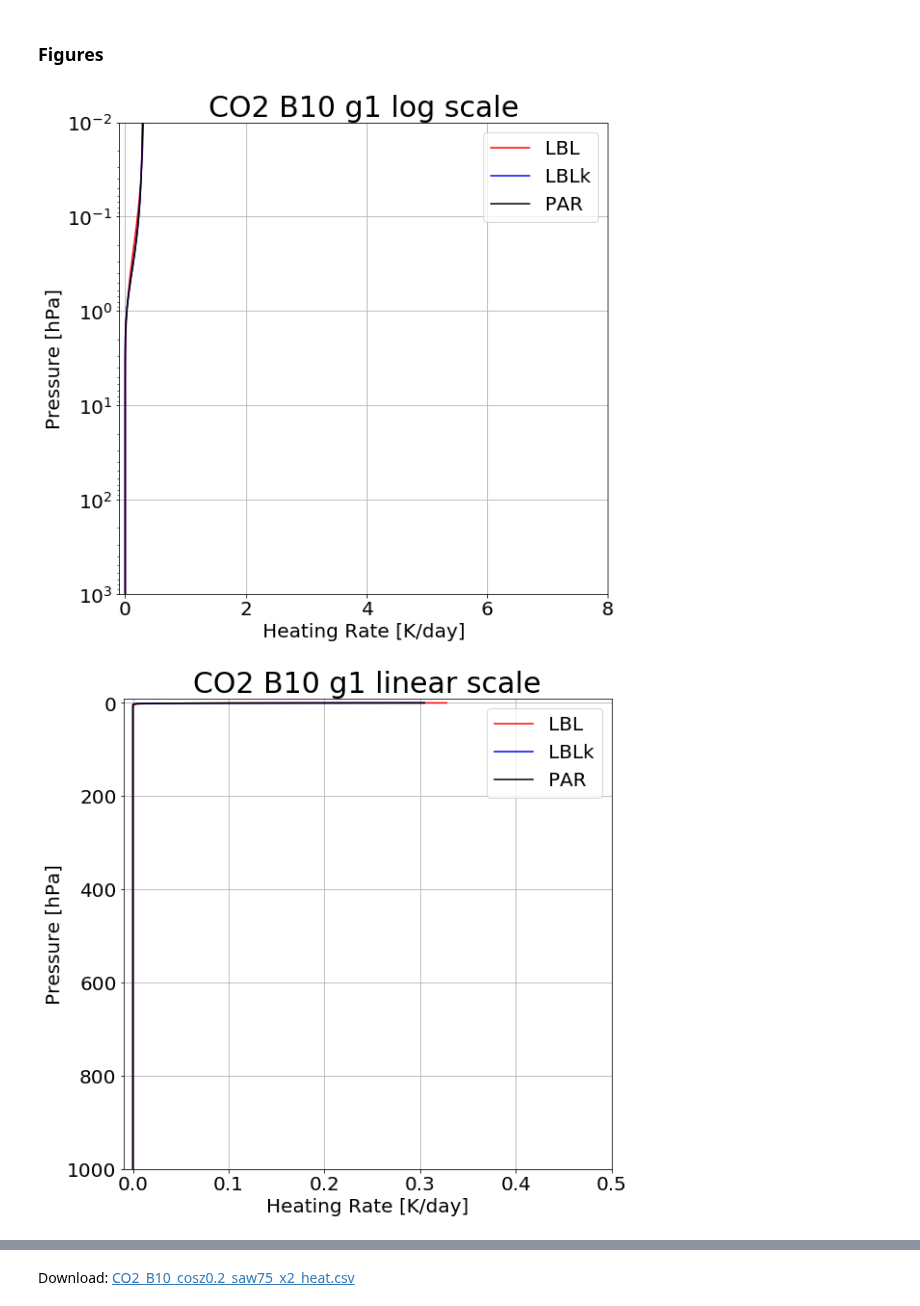
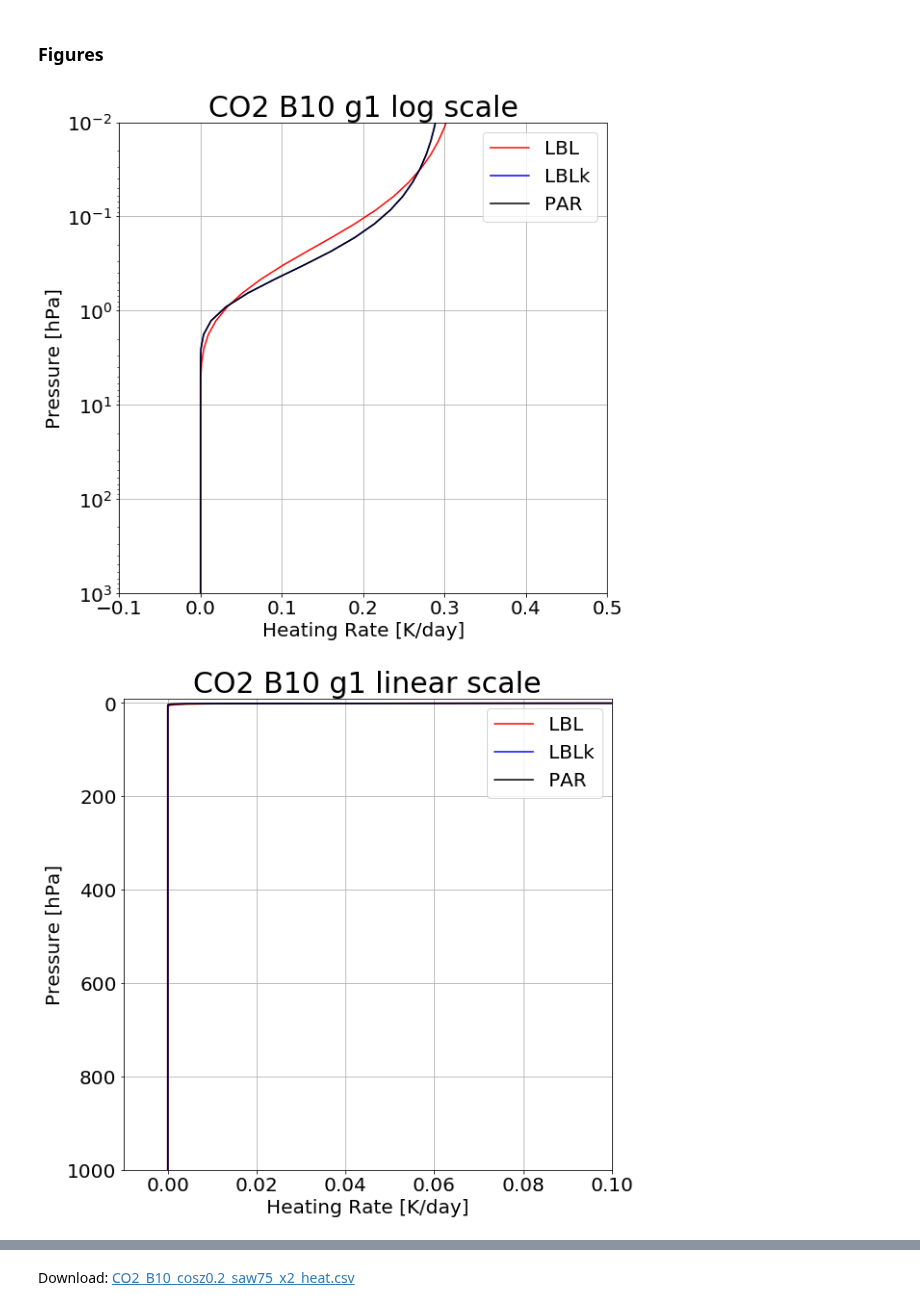
Before and after one commit to kimbuyo/Radiation_SW, a Jupyter notebook: Param/CO2/B10/190213_Result/CO2x2/CO2_B10_cosz0.2_saw75_x2_result.ipynb, the cells around one changed output, grey strips where cells are left out. Drawn from its saved outputs; the diff is of its cells as text; code cells hidden in the pictures.

```diff
--- a/Param/CO2/B10/190213_Result/CO2x2/CO2_B10_cosz0.2_saw75_x2_result.ipynb
+++ b/Param/CO2/B10/190213_Result/CO2x2/CO2_B10_cosz0.2_saw75_x2_result.ipynb
@@ -71,31 +71,31 @@ Download: CO2_B10_cosz0.2_saw75_x2_flux.csv
 # %%
 htr = pd.read_table(path+'new_ng6_all.htr',header=None,sep="\s+",keep_default_na=False,
                     names=['hPa','LBL_g1','LBLk_g1','PAR_g1','LBL_g2','LBLk_g2','PAR_g2','LBL_g3','LBLk_g3','PAR_g3',
                           'LBL_g4','LBLk_g4','PAR_g4','LBL_g5','LBLk_g5','PAR_g5','LBL_g6','LBLk_g6','PAR_g6',
                           'LBL_tot','LBLk_tot','PAR_tot','LBLk - LBL','PAR - LBL'])
 
 params = {'figure.figsize': (20,9),'legend.fontsize': 20,'axes.labelsize': 20,'axes.titlesize': 30,'xtick.labelsize': 20,'ytick.labelsize': 20}
 plt.rcParams.update(params)
 
-max1 = 8
-max2 = 0.5
+max1 = 0.5
+max2 = 0.1
 
 # log scale
 plt.subplot(1,2,1)
 plt.axis([-0.1,max1,1000,0.01])
 plt.grid()
 plt.title('CO2 B10 g1 log scale')
 plt.ylabel('Pressure [hPa]')
 plt.xlabel('Heating Rate [K/day]')
 plt.yscale('log')
 plt.plot(htr['LBL_g1'],htr['hPa'],label='LBL',color='red')
 plt.plot(htr['LBLk_g1'],htr['hPa'],label='LBLk',color='blue')
 plt.plot(htr['PAR_g1'],htr['hPa'],label='PAR',color='black')
 plt.legend()
 
 plt.show()
 # %% [output]
-[figure, old version]
+[figure, new version]
 # %%
 # linear scale
 plt.subplot(1,2,2)
@@ -111,7 +111,7 @@ plt.legend()
 
 plt.show()
 # %% [output]
-[figure, old version]
+[figure, new version]
 # %%
 # log scale
 plt.subplot(1,2,1)
```
Also changed, not shown: parts of 12 cells of this notebook.
